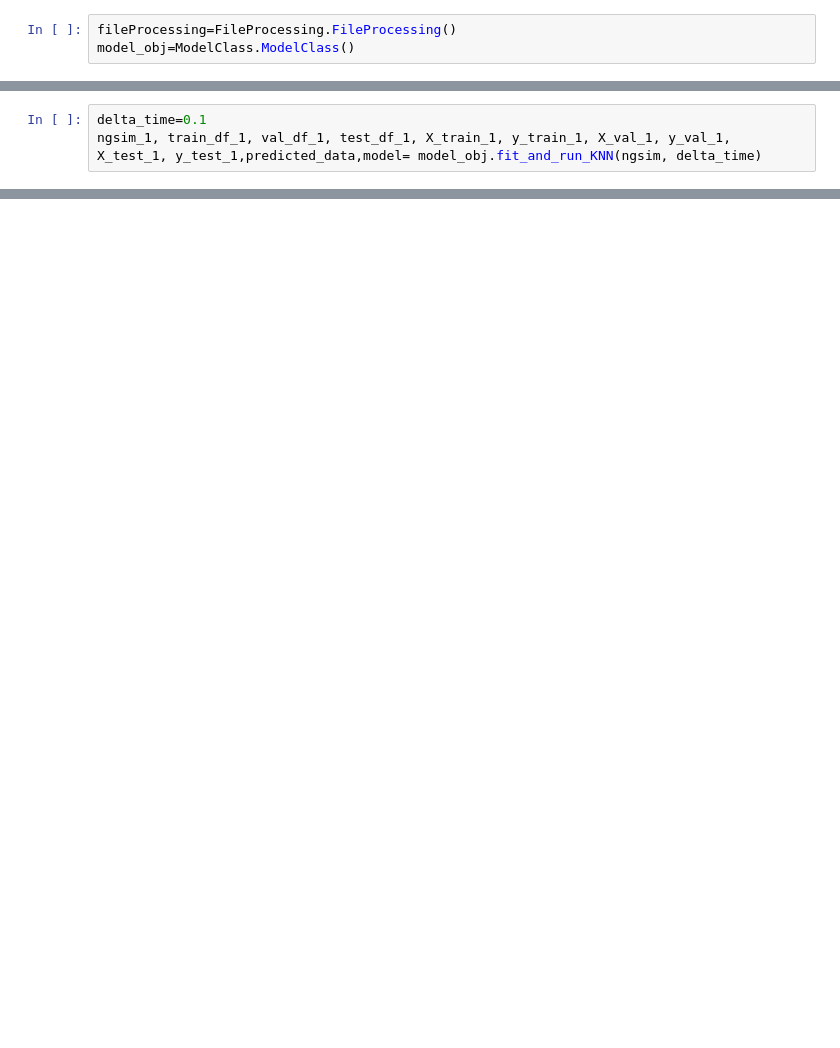
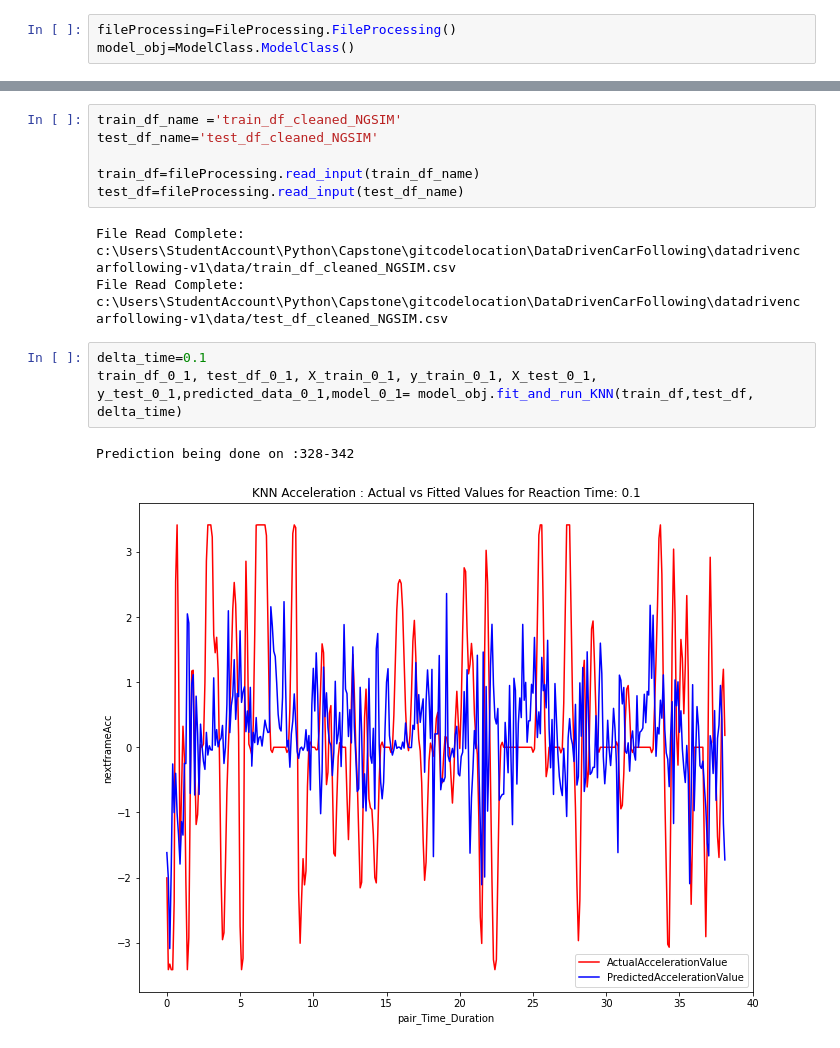
Before and after one commit to VineetDhamija/DataDrivenCarFollowing, a Jupyter notebook: datadrivencarfollowing-v1/scripts/Model Application-KNN.ipynb, the cells around one changed output, grey strips where cells are left out. Saved outputs shown, nothing was run; the diff lists cells and outputs as text; blank space fills up the shorter version.

```diff
--- a/datadrivencarfollowing-v1/scripts/Model Application-KNN.ipynb
+++ b/datadrivencarfollowing-v1/scripts/Model Application-KNN.ipynb
@@ -19,3 +17,0 @@ Data File path: c:\Users\StudentAccount\Python\Capstone\gitcodelocation\DataDriv
-# %%
-delta_time=0.1
-ngsim_1, train_df_1, val_df_1, test_df_1, X_train_1, y_train_1, X_val_1, y_val_1, X_test_1, y_test_1,predicted_data,model= model_obj.fit_and_run_KNN(ngsim, delta_time)
@@ -26,0 +18,15 @@ Prediction being done on :159-164
+# %%
+train_df_name ='train_df_cleaned_NGSIM'
+test_df_name='test_df_cleaned_NGSIM'
+
+train_df=fileProcessing.read_input(train_df_name)
+test_df=fileProcessing.read_input(test_df_name)
+# %% [output]
+File Read Complete: c:\Users\StudentAccount\Python\Capstone\gitcodelocation\DataDrivenCarFollowing\datadrivencarfollowing-v1\data/train_df_cleaned_NGSIM.csv
+File Read Complete: c:\Users\StudentAccount\Python\Capstone\gitcodelocation\DataDrivenCarFollowing\datadrivencarfollowing-v1\data/test_df_cleaned_NGSIM.csv
+# %%
+delta_time=0.1
+train_df_0_1, test_df_0_1, X_train_0_1, y_train_0_1, X_test_0_1, y_test_0_1,predicted_data_0_1,model_0_1= model_obj.fit_and_run_KNN(train_df,test_df, delta_time)
+# %% [output]
+Prediction being done on :328-342
+[figure, added]
```
Also changed, not shown: parts of 6 cells of this notebook, 44 other files.
